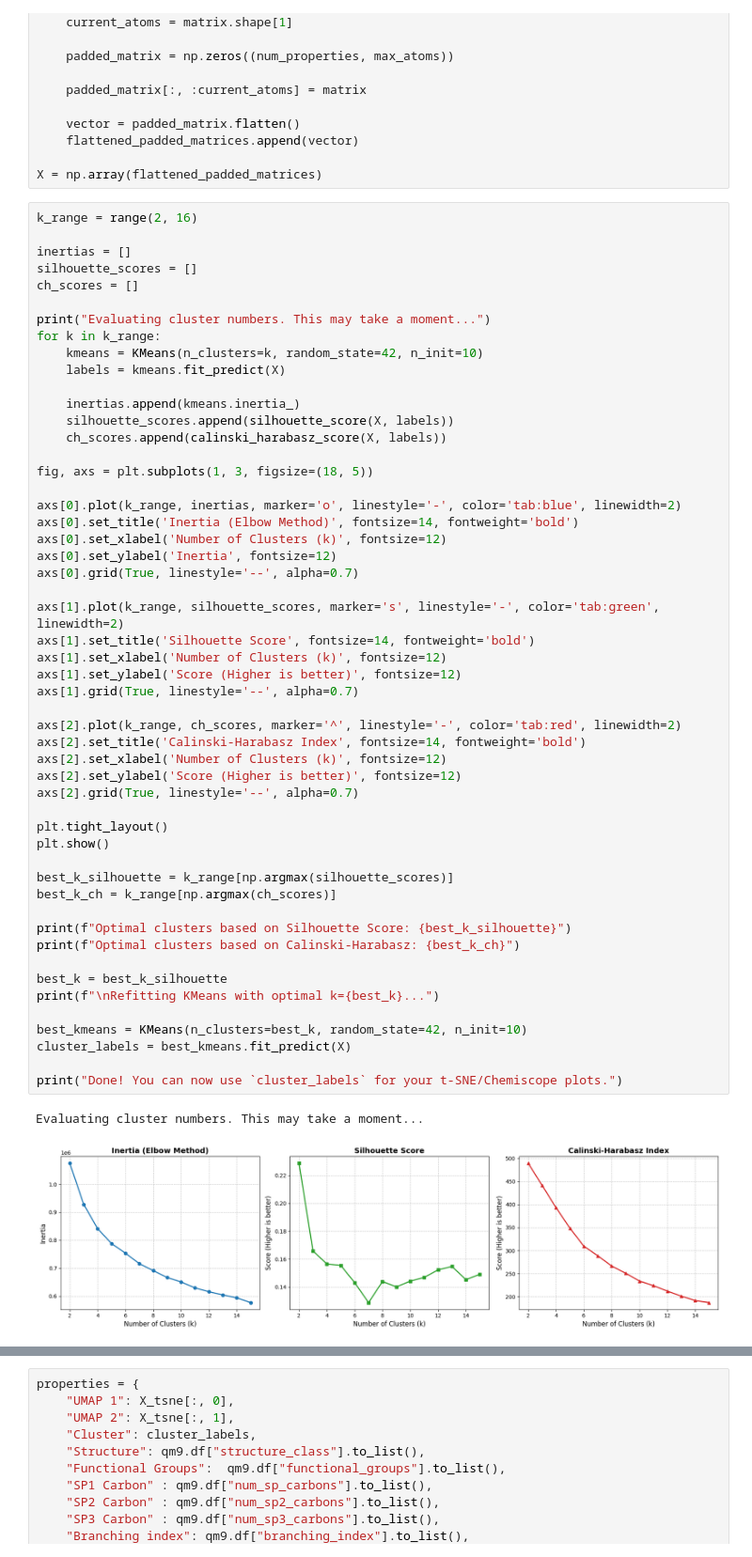
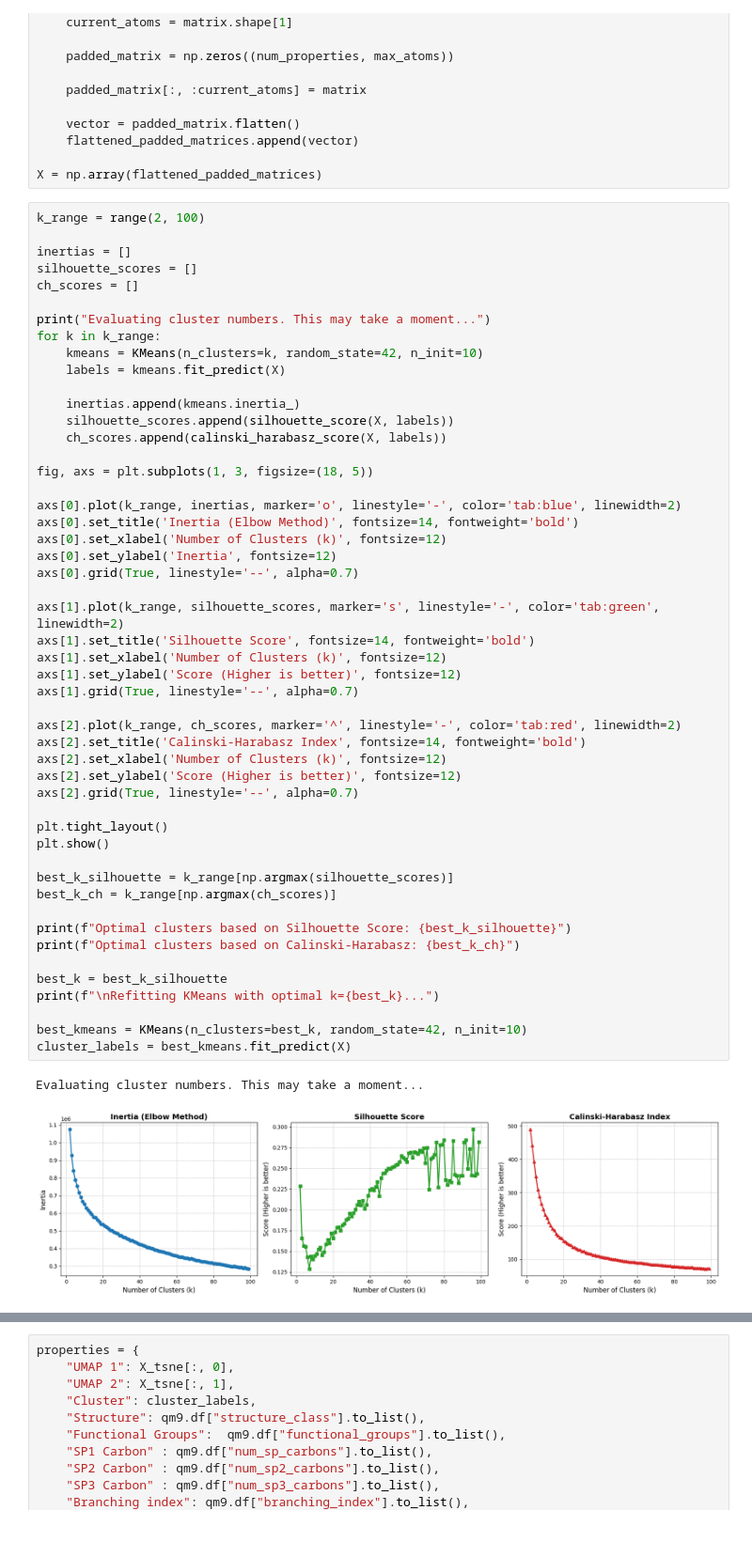
Before and after one commit to karlfindhansen/Non-Euclidean-Distances-in-Molecular-Representation, a Jupyter notebook: notebooks/QM9/clustering/invariant_features.ipynb, the cells around one changed output, grey strips where cells are left out. Shown at 94% size. Saved outputs shown, nothing was run; the diff lists cells and outputs as text.

```diff
--- a/notebooks/QM9/clustering/invariant_features.ipynb
+++ b/notebooks/QM9/clustering/invariant_features.ipynb
@@ -45,7 +45,7 @@ for matrix in matrices:
 
 X = np.array(flattened_padded_matrices)
 # %%
-k_range = range(2, 16)
+k_range = range(2, 100)
 
 inertias = []
 silhouette_scores = []
@@ -69,33 +69,31 @@ axs[0].set_ylabel('Inertia', fontsize=12)
 axs[0].grid(True, linestyle='--', alpha=0.7)
 
 axs[1].plot(k_range, silhouette_scores, marker='s', linestyle='-', color='tab:green', linewidth=2)
 axs[1].set_title('Silhouette Score', fontsize=14, fontweight='bold')
 axs[1].set_xlabel('Number of Clusters (k)', fontsize=12)
 axs[1].set_ylabel('Score (Higher is better)', fontsize=12)
 axs[1].grid(True, linestyle='--', alpha=0.7)
 
 axs[2].plot(k_range, ch_scores, marker='^', linestyle='-', color='tab:red', linewidth=2)
 axs[2].set_title('Calinski-Harabasz Index', fontsize=14, fontweight='bold')
 axs[2].set_xlabel('Number of Clusters (k)', fontsize=12)
 axs[2].set_ylabel('Score (Higher is better)', fontsize=12)
 axs[2].grid(True, linestyle='--', alpha=0.7)
 
 plt.tight_layout()
 plt.show()
 
 best_k_silhouette = k_range[np.argmax(silhouette_scores)]
 best_k_ch = k_range[np.argmax(ch_scores)]
 
 print(f"Optimal clusters based on Silhouette Score: {best_k_silhouette}")
 print(f"Optimal clusters based on Calinski-Harabasz: {best_k_ch}")
 
 best_k = best_k_silhouette
 print(f"\nRefitting KMeans with optimal k={best_k}...")
 
 best_kmeans = KMeans(n_clusters=best_k, random_state=42, n_init=10)
 cluster_labels = best_kmeans.fit_predict(X)
-
-print("Done! You can now use `cluster_labels` for your t-SNE/Chemiscope plots.")
 # %% [output]
 Evaluating cluster numbers. This may take a moment...
-[figure, old version]
+[figure, new version]
```
Also changed, not shown: parts of 3 cells of this notebook, 3 other files.
